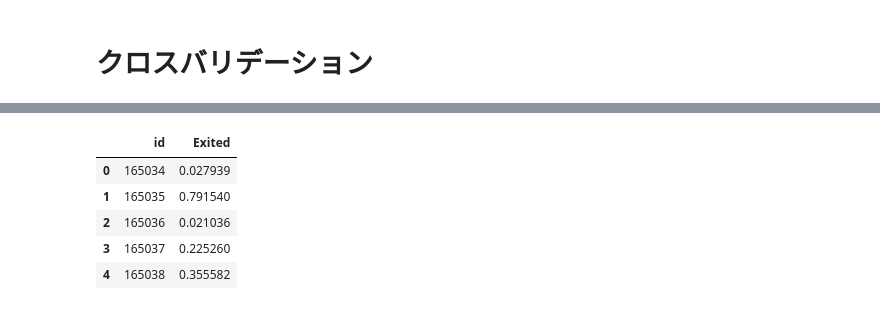
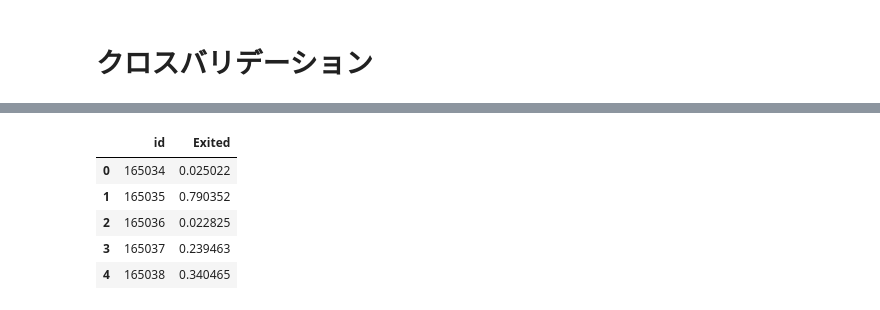
Before and after one commit to skyshine460/Binary-Classification-with-a-Bank-Churn-Dataset, a Jupyter notebook: notebookf7f7e4f5c0.ipynb, the cells around one changed output, grey strips where cells are left out. Saved outputs shown, nothing was run; the diff lists cells and outputs as text; code cells hidden in the pictures.

```diff
--- a/notebookf7f7e4f5c0.ipynb
+++ b/notebookf7f7e4f5c0.ipynb
@@ -399,0 +451,4 @@ train_df['Balance_is_zero'].sum()
+# %%
+train_df['Balance_per_NumOfProducts'] = train_df['Balance'] / train_df['NumOfProducts']
+test_df['Balance_per_NumOfProducts'] = test_df['Balance'] / test_df['NumOfProducts']
+plot_histograms(train_df, 'Balance_per_NumOfProducts', bins=20)
@@ -460,7 +517,7 @@ train_df['Balance_per_salaly'].max()
 # %% [markdown]
 # モデル用データセット
 # %%
-features = ['Gender', 'Age', 'NumOfProducts', 'Geography', 'HasCrCard', 'IsActiveMember', 'Tenure', 'Balance', 'EstimatedSalary', 'CreditScore', 'Age_for_account_opening_group']
+features = ['Gender', 'Age', 'NumOfProducts', 'Geography', 'HasCrCard', 'IsActiveMember', 'Tenure', 'EstimatedSalary', 'CreditScore', 'Age_group', 'Age_for_account_opening_group', 'Balance_per_NumOfProducts']
 x_train = train_df[features]
 y_train = train_df['Exited']
 # %%
@@ -494,7 +551,10 @@ params = {
     'min_data_in_leaf': 100,
     'max_depth': 5,
     'lambda_l1': 0.1,
-    'lambda_l2': 0.5
+    'lambda_l2': 0.5,
+    'feature_fraction': 0.6,
+    'bagging_fraction': 0.6,
+    'bagging_freq': 4,
 }
 # %%
 model = lgb.LGBMClassifier(**params)
@@ -672,7 +965,7 @@ submission = pd.DataFrame({
     'Exited': y_pred_prob
 })
 
-submission_name = "bank_submission3"
+submission_name = "bank_submission4"
 
 submission.to_csv(f'{submission_name}.csv', index=False)
 submission.head()
@@ -683,6 +979,6 @@ submission.head()
 |  | id | Exited |
-| 0 | 165034 | 0.027939 |
-| 1 | 165035 | 0.791540 |
-| 2 | 165036 | 0.021036 |
-| 3 | 165037 | 0.225260 |
-| 4 | 165038 | 0.355582 |
+| 0 | 165034 | 0.025022 |
+| 1 | 165035 | 0.790352 |
+| 2 | 165036 | 0.022825 |
+| 3 | 165037 | 0.239463 |
+| 4 | 165038 | 0.340465 |
```
Also changed, not shown: parts of 18 cells of this notebook.
